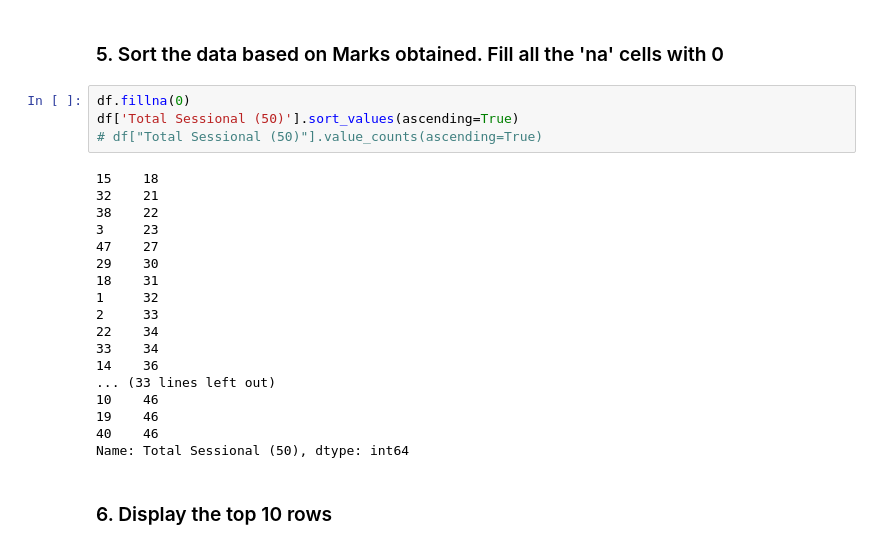
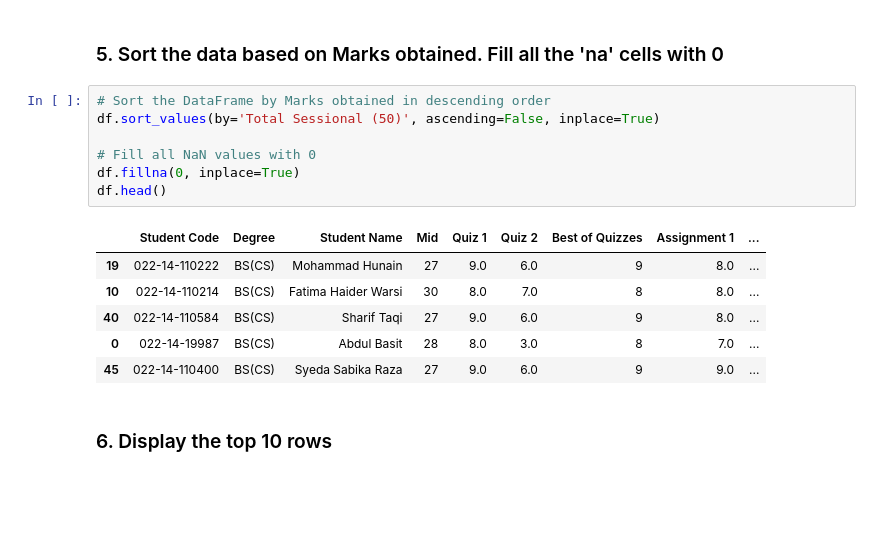
Before and after one commit to mhassandata/piaic_assignments, a Jupyter notebook: Pandas/pandas exercise(n).ipynb, the cells around one changed output. Saved outputs shown, nothing was run; the diff lists cells and outputs as text; blank space fills up the shorter version.

Commit message:
Complete pandas assignment given by Dr Nounam'

```diff
--- a/Pandas/pandas exercise(n).ipynb
+++ b/Pandas/pandas exercise(n).ipynb
@@ -75,28 +75,20 @@ Grade                    0
 dtype: int64
 # %% [markdown]
 ### 5. Sort the data based on Marks obtained. Fill all the 'na' cells with 0
-# %%
-df.fillna(0)
-df['Total Sessional (50)'].sort_values(ascending=True)
-# df["Total Sessional (50)"].value_counts(ascending=True)
-# %% [output]
-15    18
-32    21
-38    22
-3     23
-47    27
-29    30
-18    31
-1     32
-2     33
-22    34
-33    34
-14    36
-... (33 lines left out)
-10    46
-19    46
-40    46
-Name: Total Sessional (50), dtype: int64
+# %%
+# Sort the DataFrame by Marks obtained in descending order
+df.sort_values(by='Total Sessional (50)', ascending=False, inplace=True)
+
+# Fill all NaN values with 0
+df.fillna(0, inplace=True)
+df.head()
+# %% [output]
+|  | Student Code | Degree | Student Name | Mid | Quiz 1 | Quiz 2 | Best of Quizzes | Assignment 1 | ... |
+| 19 | 022-14-110222 | BS(CS) | Mohammad Hunain | 27 | 9.0 | 6.0 | 9 | 8.0 | ... |
+| 10 | 022-14-110214 | BS(CS) | Fatima Haider Warsi | 30 | 8.0 | 7.0 | 8 | 8.0 | ... |
+| 40 | 022-14-110584 | BS(CS) | Sharif Taqi | 27 | 9.0 | 6.0 | 9 | 8.0 | ... |
+| 0 | 022-14-19987 | BS(CS) | Abdul Basit | 28 | 8.0 | 3.0 | 8 | 7.0 | ... |
+| 45 | 022-14-110400 | BS(CS) | Syeda Sabika Raza | 27 | 9.0 | 6.0 | 9 | 9.0 | ... |
 # %% [markdown]
 ### 6. Display the top 10 rows
 # %%
```
Also changed, not shown: parts of 4 cells of this notebook.
